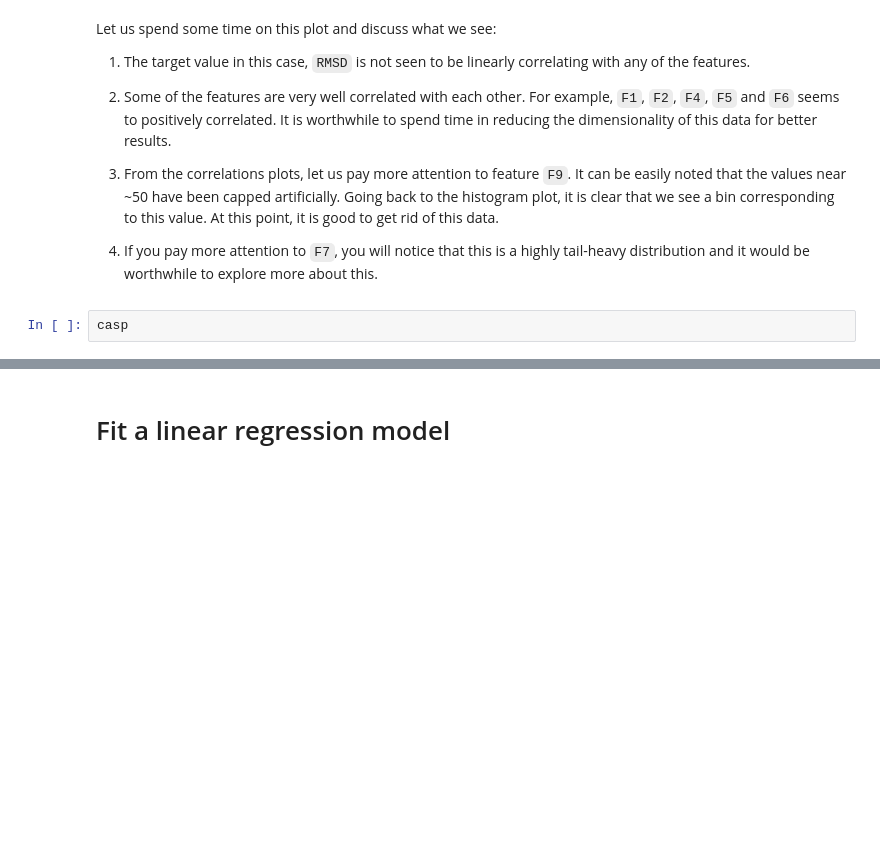
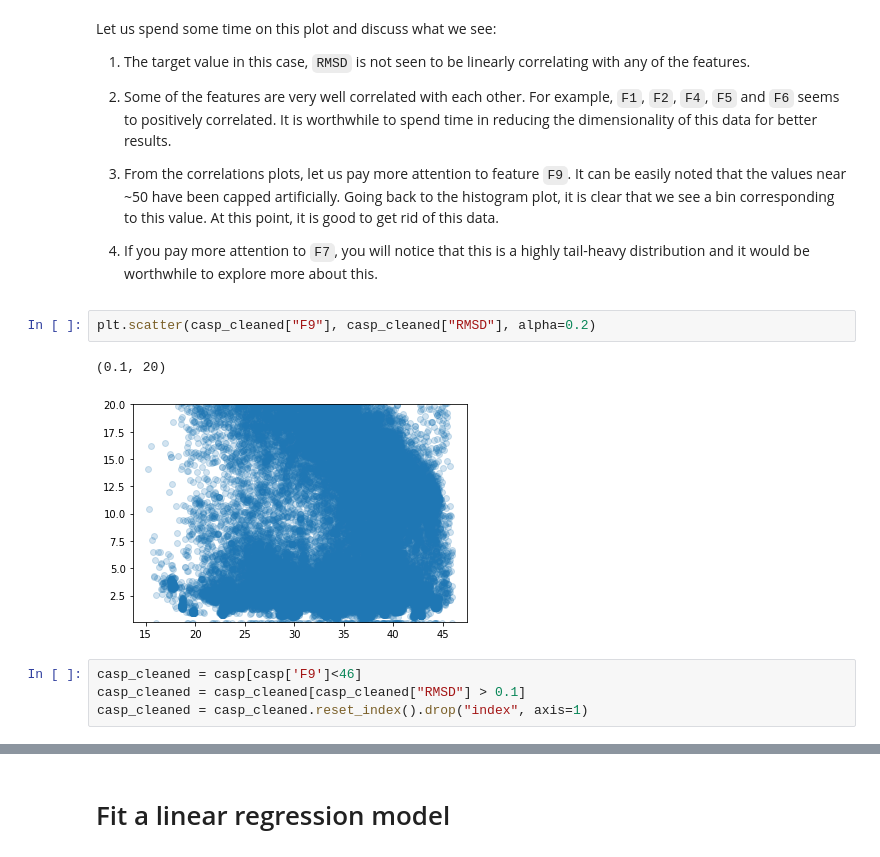
Before and after one commit to aniket-ak/Machine-Learning-CASP-Dataset, a Jupyter notebook: CASP_Exploring_Design_Space.ipynb, the cells around one changed output, grey strips where cells are left out. Drawn from its saved outputs; the diff is of its cells as text; blank space fills up the shorter version.

Commit message:
Cleaned the data in F9

```diff
--- a/CASP_Exploring_Design_Space.ipynb
+++ b/CASP_Exploring_Design_Space.ipynb
@@ -85,5 +85,12 @@ Let us spend some time on this plot and discuss what we see:
 3. From the correlations plots, let us pay more attention to feature `F9`. It can be easily noted that the values near ~50 have been capped artificially. Going back to the histogram plot, it is clear that we see a bin corresponding to this value. At this point, it is good to get rid of this data.
 
 4. If you pay more attention to `F7`, you will notice that this is a highly tail-heavy distribution and it would be worthwhile to explore more about this.
-# %%
-casp
+# %%
+plt.scatter(casp_cleaned["F9"], casp_cleaned["RMSD"], alpha=0.2)
+# %% [output]
+(0.1, 20)
+[figure, added]
+# %%
+casp_cleaned = casp[casp['F9']<46]
+casp_cleaned = casp_cleaned[casp_cleaned["RMSD"] > 0.1]
+casp_cleaned = casp_cleaned.reset_index().drop("index", axis=1)
```
Also changed, not shown: parts of 14 cells of this notebook.
